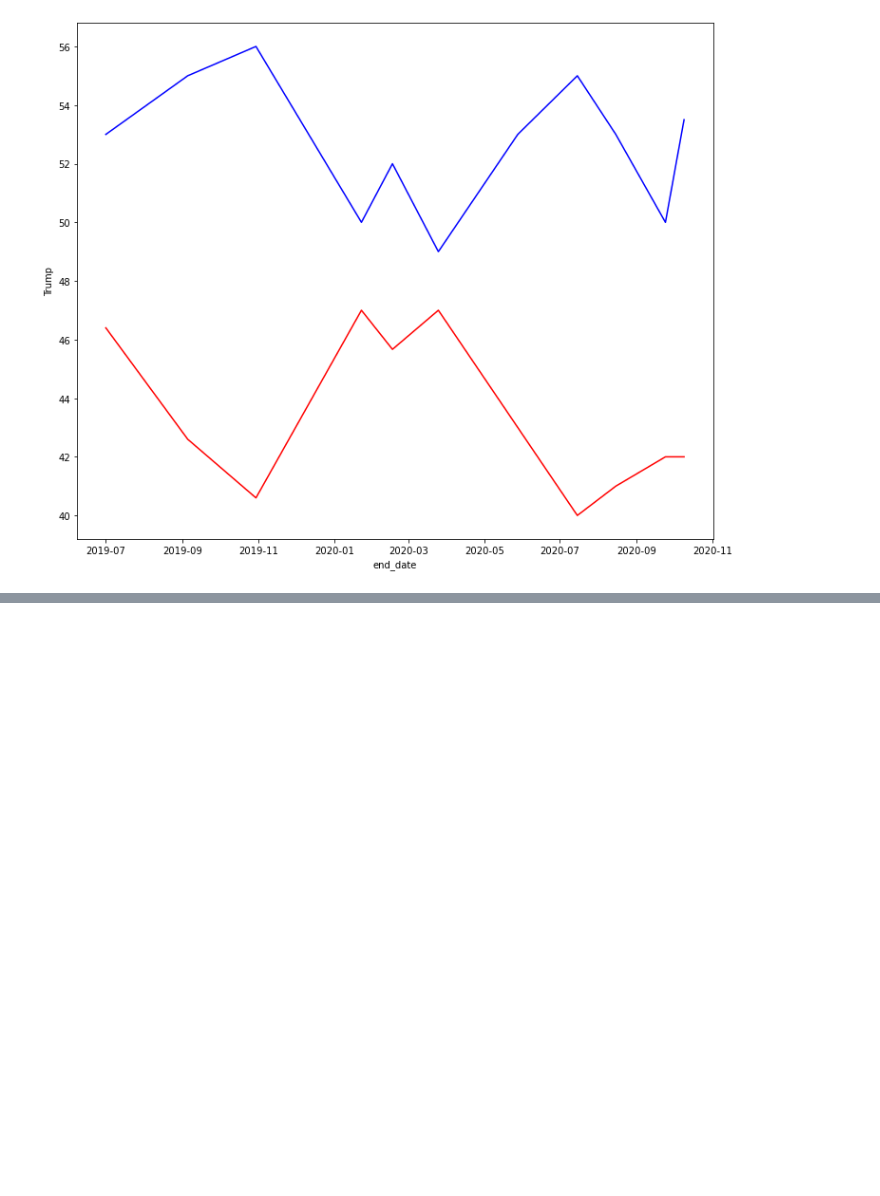
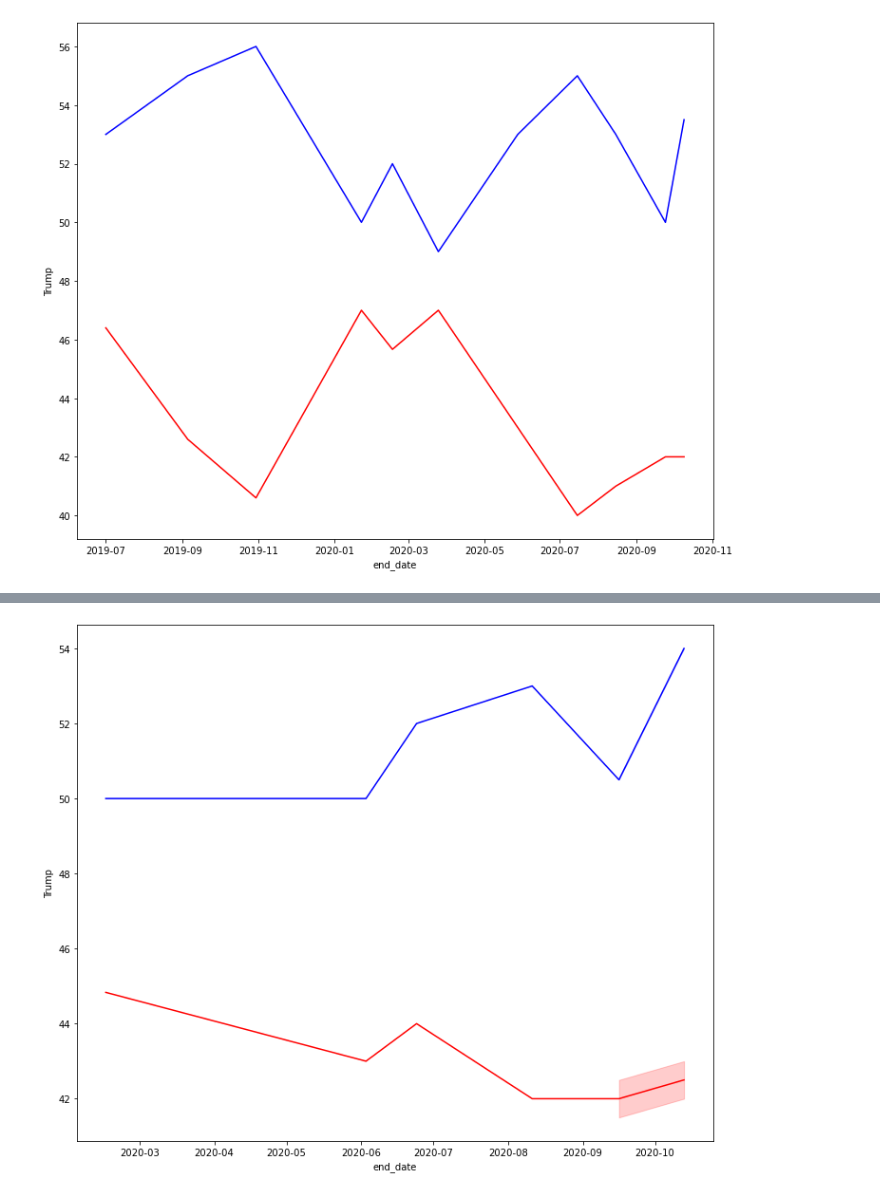
Before and after one commit to aspotter99/Elections, a Jupyter notebook: notebooks/2016_2020.ipynb, the cells around one changed output, grey strips where cells are left out. Cells and saved outputs as stored; diff of their text form; code cells hidden in the pictures; blank space fills up the shorter version.

```diff
--- a/notebooks/2016_2020.ipynb
+++ b/notebooks/2016_2020.ipynb
@@ -170,3 +170,7 @@ sns.lineplot(x,y, color = 'blue')
 sns.lineplot(x,y2, color = 'red');
 # %% [output]
 [figure]
+# %%
+mask = biden_us_top['pollster'] == 'Marist College'
+biden_us_Marist = biden_us_top[mask]
+biden_us_Marist
@@ -172,0 +187,10 @@ sns.lineplot(x,y2, color = 'red');
+# %%
+x = biden_us_Marist['end_date']
+y = biden_us_Marist['Biden']
+y2 = biden_us_Marist['Trump']
+
+fig, ax = plt.subplots(figsize=(12,10))
+sns.lineplot(x,y, color = 'blue')
+sns.lineplot(x,y2, color = 'red');
+# %% [output]
+[figure, added]
```
Also changed, not shown: parts of 19 cells of this notebook, 10 other files.
